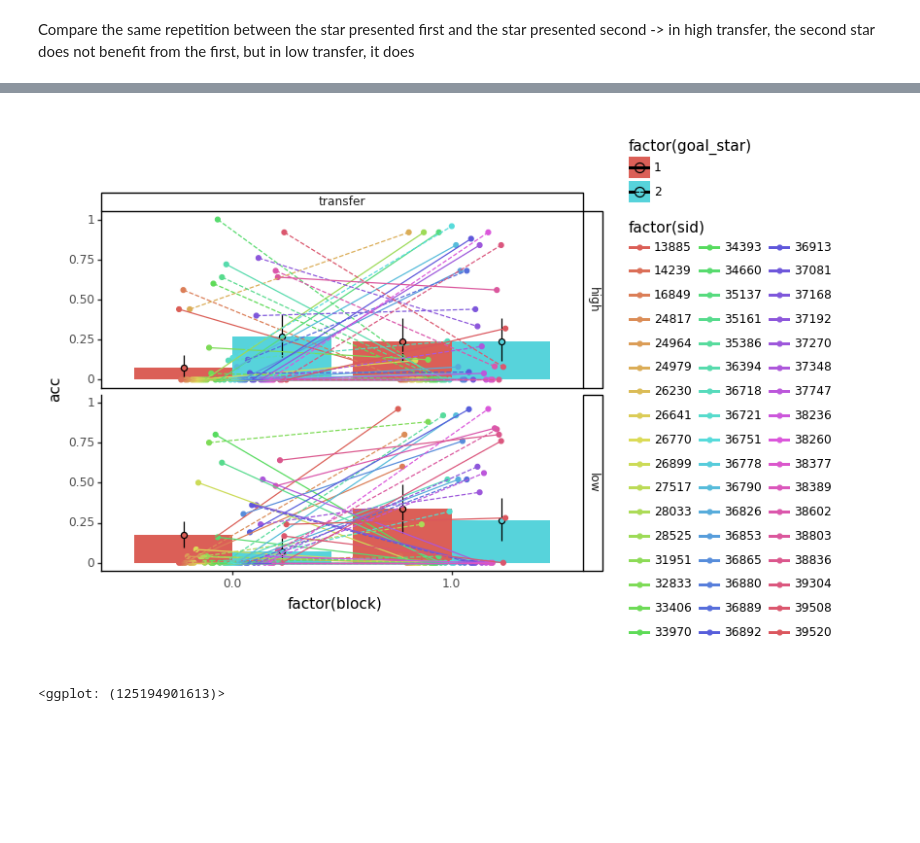
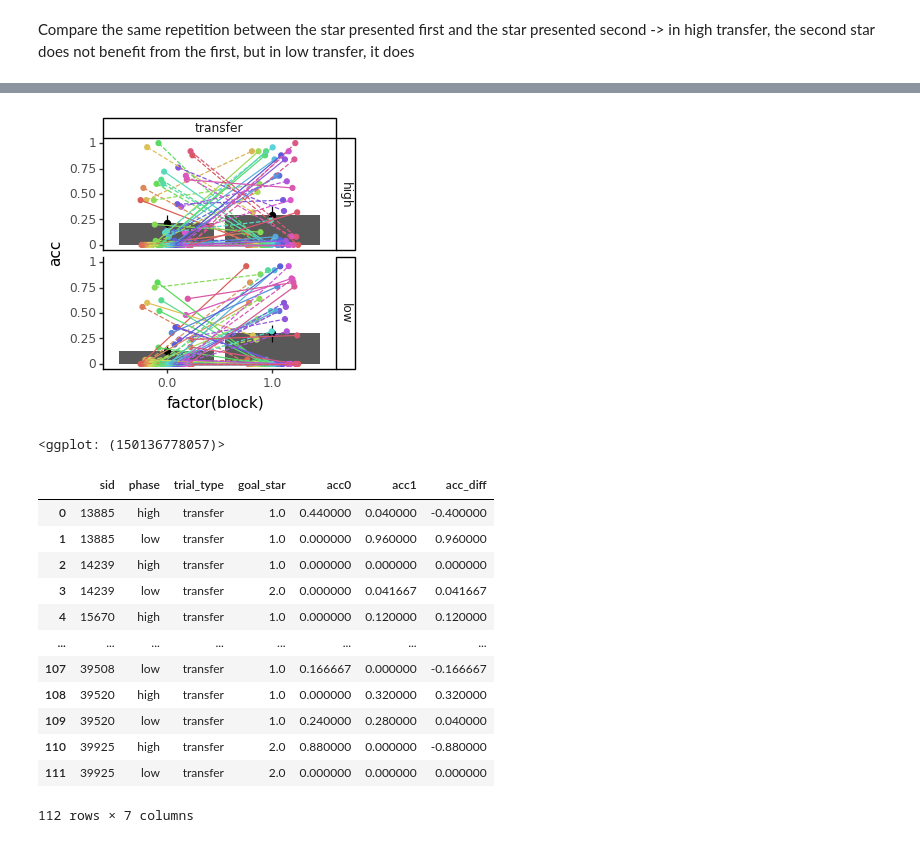
Before and after one commit to MariaEckstein/CHaRLy, a Jupyter notebook: CHaRLy_AmyData2-1.03LearningVsTransfer.ipynb, the cells around one changed output, grey strips where cells are left out. Saved outputs shown, nothing was run; the diff lists cells and outputs as text; code cells hidden in the pictures; blank space fills up the shorter version.

```diff
--- a/CHaRLy_AmyData2-1.03LearningVsTransfer.ipynb
+++ b/CHaRLy_AmyData2-1.03LearningVsTransfer.ipynb
@@ -398,15 +433,38 @@ sub_dat[interesting_cols]
 # %%
 subj_dat = sub_dat.loc[sub_dat['block'].isin([0, 1])].groupby(
-    ['sid', 'block', 'trial_type', 'phase', 'goal_star']).aggregate('mean').reset_index()
+    ['sid', 'block', 'trial_type', 'phase']).aggregate('mean').reset_index()
 
+gg.options.figure_size = (3, 3)
 g = (gg.ggplot(subj_dat, gg.aes('factor(block)', 'acc'))
-     + gg.stat_summary(gg.aes(fill='factor(goal_star)'), geom='bar', position=gg.position_dodge(width=0.9))
-     + gg.stat_summary(gg.aes(fill='factor(goal_star)'), position=gg.position_dodge(width=0.9))
+     + gg.stat_summary(geom='bar', position=gg.position_dodge(width=0.9))
+     + gg.stat_summary(position=gg.position_dodge(width=0.9))
      + gg.geom_point(gg.aes(color='factor(sid)'), position=gg.position_dodge(width=0.5))
      + gg.geom_line(gg.aes(color='factor(sid)', group='factor(sid)', linetype='factor(goal_star)'), position=gg.position_dodge(width=0.5))
+     + gg.theme(legend_position='none')
      + gg.facet_grid('phase ~ trial_type')
     )
 g
 # %% [output]
-[figure, old version]
+[figure, new version]
-<ggplot: (125194901613)>
+<ggplot: (150136778057)>
+# %%
+b0 = subj_dat.loc[subj_dat['block'] == 0, ['sid', 'phase', 'trial_type', 'goal_star', 'acc']]
+b1 = subj_dat.loc[subj_dat['block'] == 1, ['sid', 'phase', 'trial_type', 'acc']]
+
+merge_dat = pd.merge(b0, b1, on=['sid', 'phase', 'trial_type'], suffixes=['0', '1'])
+merge_dat['acc_diff'] = merge_dat['acc1'] - merge_dat['acc0']
+merge_dat
+# %% [output]
+|  | sid | phase | trial_type | goal_star | acc0 | acc1 | acc_diff |
+| 0 | 13885 | high | transfer | 1.0 | 0.440000 | 0.040000 | -0.400000 |
+| 1 | 13885 | low | transfer | 1.0 | 0.000000 | 0.960000 | 0.960000 |
+| 2 | 14239 | high | transfer | 1.0 | 0.000000 | 0.000000 | 0.000000 |
+| 3 | 14239 | low | transfer | 2.0 | 0.000000 | 0.041667 | 0.041667 |
+| 4 | 15670 | high | transfer | 1.0 | 0.000000 | 0.120000 | 0.120000 |
+| ... | ... | ... | ... | ... | ... | ... | ... |
+| 107 | 39508 | low | transfer | 1.0 | 0.166667 | 0.000000 | -0.166667 |
+| 108 | 39520 | high | transfer | 1.0 | 0.000000 | 0.320000 | 0.320000 |
+| 109 | 39520 | low | transfer | 1.0 | 0.240000 | 0.280000 | 0.040000 |
+| 110 | 39925 | high | transfer | 2.0 | 0.880000 | 0.000000 | -0.880000 |
+| 111 | 39925 | low | transfer | 2.0 | 0.000000 | 0.000000 | 0.000000 |
+112 rows × 7 columns
```
Also changed, not shown: parts of 27 cells of this notebook, 7 other files.
